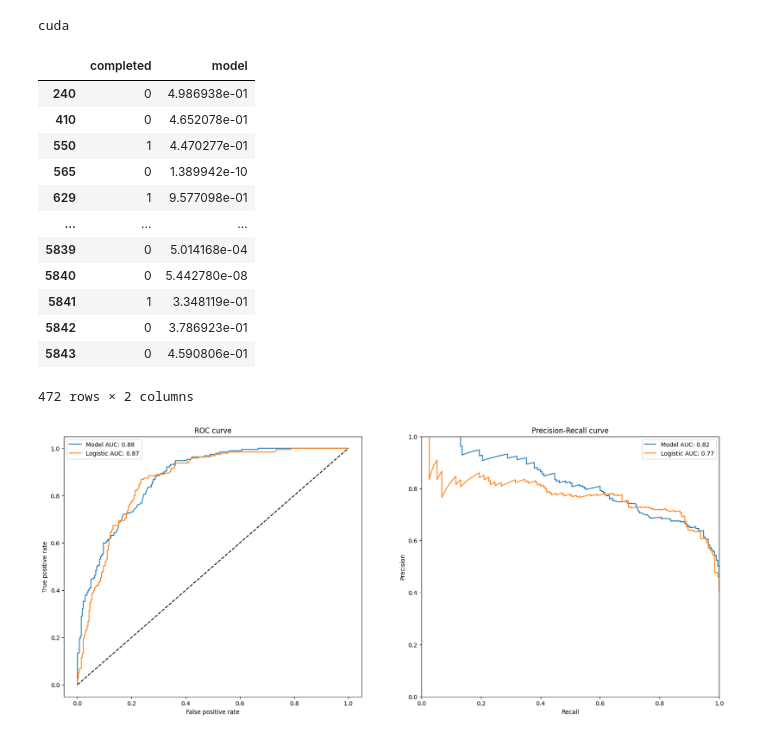
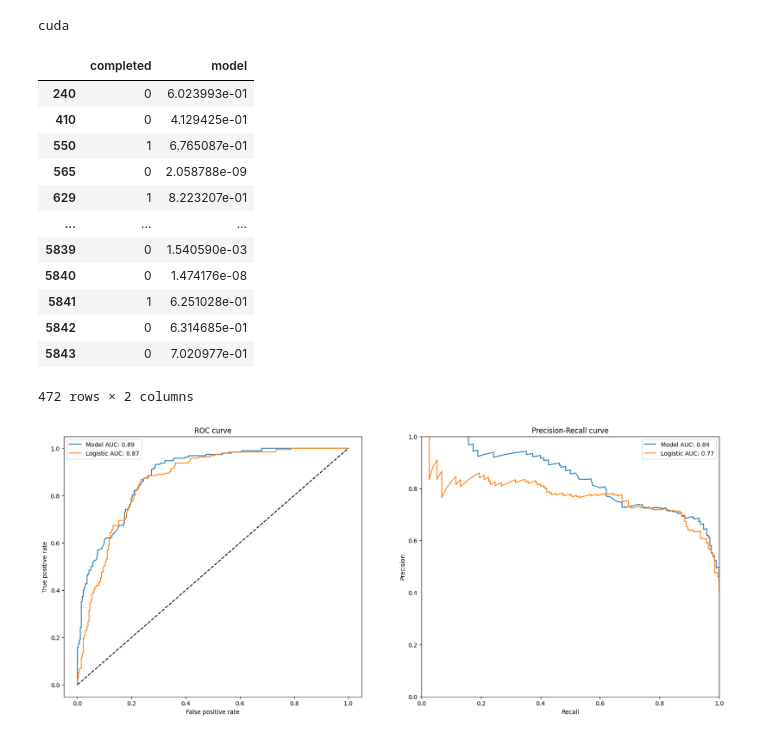
Before and after one commit to rik1599/playngo_challenge_generator, a Jupyter notebook: notebooks/Ferrara.ipynb, the cells around one changed output. Saved outputs shown, nothing was run; the diff lists cells and outputs as text; code cells hidden in the pictures.

```diff
--- a/notebooks/Ferrara.ipynb
+++ b/notebooks/Ferrara.ipynb
@@ -118,17 +118,17 @@ DEVICE = torch.device('cuda' if torch.cuda.is_available() else 'cpu')
 print(DEVICE)
 
 class Model(nn.Module):
-    def __init__(self, n_users, n_indicator, n_hidden: int = 16, layers: list = [16, 8, 4], dropout: float = 0.2):
+    def __init__(self, n_users, n_indicator, n_hidden: int = 16, layers: list = [16, 16, 16], dropout: float = 0.2):
         super(Model, self).__init__()
         self.user_embedding = nn.Embedding(n_users, n_hidden)
         self.indicator_embedding = nn.Embedding(n_indicator, n_hidden)
 
         self.feedforward = nn.Sequential()
-        for i, (in_layer, out_layer) in enumerate(zip([n_hidden, *layers], layers)):
-            self.feedforward.add_module(f'linear_{i}', nn.Linear(in_layer, out_layer))
+        for i, l in enumerate(layers):
+            self.feedforward.add_module(f'linear_{i}', nn.LazyLinear(l))
             self.feedforward.add_module(f'activation_{i}', nn.ReLU())
             self.feedforward.add_module(f'dropout_{i}', nn.Dropout(dropout))
-        self.feedforward.add_module('output', nn.Linear(layers[-1], 1))
+        self.feedforward.add_module('output', nn.LazyLinear(1))
 
         self.fc = nn.Linear(2, 1)
 
@@ -201,26 +201,26 @@ train_df = dataset.drop(test_df.index)
 
 Y_hat_df = test_df[['completed']].copy()
 # %%
-model = Model(n_users, n_indicator, n_hidden=32, dropout=0.5)
+model = Model(n_users, n_indicator, n_hidden=32, dropout=0.3, layers=[16, 16, 16])
 model.to(DEVICE)
 
 model.fit(train_df[['user_id', 'counter', 'discrimination']], train_df['completed'], epochs=15, batch_size=32, lr=0.01)
 Y_hat_df['model'] = model.predict(test_df[['user_id', 'counter', 'discrimination']])
 
 Y_hat_df
 # %% [output]
 |  | completed | model |
-| 240 | 0 | 4.986938e-01 |
-| 410 | 0 | 4.652078e-01 |
-| 550 | 1 | 4.470277e-01 |
-| 565 | 0 | 1.389942e-10 |
-| 629 | 1 | 9.577098e-01 |
+| 240 | 0 | 6.023993e-01 |
+| 410 | 0 | 4.129425e-01 |
+| 550 | 1 | 6.765087e-01 |
+| 565 | 0 | 2.058788e-09 |
+| 629 | 1 | 8.223207e-01 |
 | ... | ... | ... |
-| 5839 | 0 | 5.014168e-04 |
-| 5840 | 0 | 5.442780e-08 |
-| 5841 | 1 | 3.348119e-01 |
-| 5842 | 0 | 3.786923e-01 |
-| 5843 | 0 | 4.590806e-01 |
+| 5839 | 0 | 1.540590e-03 |
+| 5840 | 0 | 1.474176e-08 |
+| 5841 | 1 | 6.251028e-01 |
+| 5842 | 0 | 6.314685e-01 |
+| 5843 | 0 | 7.020977e-01 |
 472 rows × 2 columns
 # %%
 # Logistic regression
@@ -284,7 +284,7 @@ ax2.legend()
 
 plt.show()
 # %% [output]
-[figure, old version]
+[figure, new version]
 # %%
 users = pd.Series(range(n_users), name='user_id')
 counters = pd.Series(range(n_indicator), name='counter')
```
Also changed, not shown: parts of 2 cells of this notebook, 3 other files.
